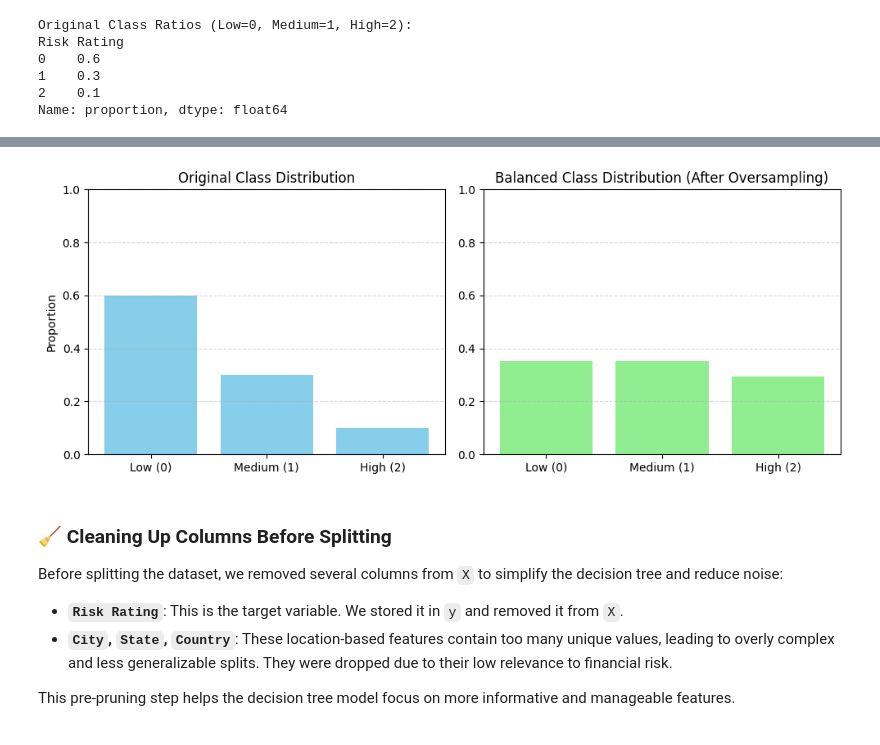
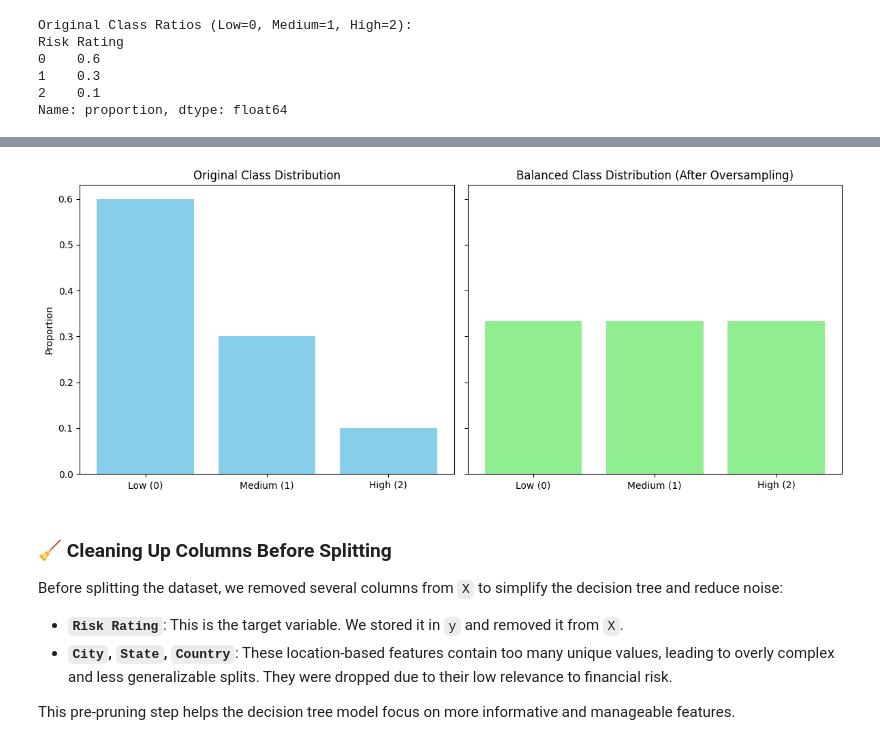
Before and after one commit to merttcetn/ML-PA2, a Jupyter notebook: assignment2.ipynb, the cells around one changed output, grey strips where cells are left out. Saved outputs shown, nothing was run; the diff lists cells and outputs as text; code cells hidden in the pictures.

```diff
--- a/assignment2.ipynb
+++ b/assignment2.ipynb
@@ -82,26 +82,26 @@ numeric_missing_cols = [
     "Previous Defaults"
 ]
 
-# Income için eksik değerleri doldurma
+# Fill missing values in 'Income' based on 'Education Level' and 'Employment Status'
 for edu in df['Education Level'].unique():
     for emp in df['Employment Status'].unique():
         mask = (df['Education Level'] == edu) & (df['Employment Status'] == emp)
         median_income = df.loc[mask, 'Income'].median()
         df.loc[mask & df['Income'].isna(), 'Income'] = median_income
 
-# Credit Score için Payment History'ye göre doldurma
+# Fill missing 'Credit Score' based on 'Payment History'
 for payment in df['Payment History'].unique():
     mask = df['Payment History'] == payment
     median_score = df.loc[mask, 'Credit Score'].median()
     df.loc[mask & df['Credit Score'].isna(), 'Credit Score'] = median_score
 
-# Kalan eksik değerler için genel medyan
-df['Income'].fillna(df['Income'].median(), inplace=True)
-df['Credit Score'].fillna(df['Credit Score'].median(), inplace=True)
-df['Loan Amount'].fillna(df['Loan Amount'].median(), inplace=True)
-df['Assets Value'].fillna(df['Assets Value'].median(), inplace=True)
+# Fill any remaining missing values with global median (avoiding chained assignment)
+df['Income'] = df['Income'].fillna(df['Income'].median())
+df['Credit Score'] = df['Credit Score'].fillna(df['Credit Score'].median())
+df['Loan Amount'] = df['Loan Amount'].fillna(df['Loan Amount'].median())
+df['Assets Value'] = df['Assets Value'].fillna(df['Assets Value'].median())
 
-# Verify that missing values in these columns have been filled
+# Verify missing values are filled
 print("\nMissing values after median imputation (excluding Number of Dependents and Previous Defaults):")
 print(df[["Income", "Credit Score", "Loan Amount", "Assets Value"]].isnull().sum())
 # %% [output]
@@ -356,31 +327,23 @@ Risk Rating
 Name: proportion, dtype: float64
 # %%
-# Get original and balanced class distributions
-original_ratios = df["Risk Rating"].value_counts(normalize=True).sort_index()
-balanced_ratios = df_balanced["Risk Rating"].value_counts(normalize=True).sort_index()
+# Calculate before and after class distributions
+before_ratios = df["Risk Rating"].value_counts(normalize=True).sort_index()
+after_ratios = df_balanced["Risk Rating"].value_counts(normalize=True).sort_index()
 
-# Plot side-by-side bar charts
-plt.figure(figsize=(10, 4))
+# Plot
+fig, axs = plt.subplots(1, 2, figsize=(12, 5), sharey=True)
 
-# Original
-plt.subplot(1, 2, 1)
-plt.bar(["Low (0)", "Medium (1)", "High (2)"], original_ratios.values, color='skyblue')
-plt.title("Original Class Distribution")
-plt.ylim(0, 1)
-plt.ylabel("Proportion")
-plt.grid(axis='y', linestyle='--', alpha=0.5)
+axs[0].bar(["Low (0)", "Medium (1)", "High (2)"], before_ratios, color='skyblue')
+axs[0].set_title("Original Class Distribution")
+axs[0].set_ylabel("Proportion")
 
-# Balanced
-plt.subplot(1, 2, 2)
-plt.bar(["Low (0)", "Medium (1)", "High (2)"], balanced_ratios.values, color='lightgreen')
-plt.title("Balanced Class Distribution (After Oversampling)")
-plt.ylim(0, 1)
-plt.grid(axis='y', linestyle='--', alpha=0.5)
+axs[1].bar(["Low (0)", "Medium (1)", "High (2)"], after_ratios, color='lightgreen')
+axs[1].set_title("Balanced Class Distribution (After Oversampling)")
 
 plt.tight_layout()
 plt.show()
 # %% [output]
-[figure, old version]
+[figure, new version]
 # %% [markdown]
 ### **🧹 Cleaning Up Columns Before Splitting**
 
```
Also changed, not shown: parts of 40 cells of this notebook, 2 other files.
